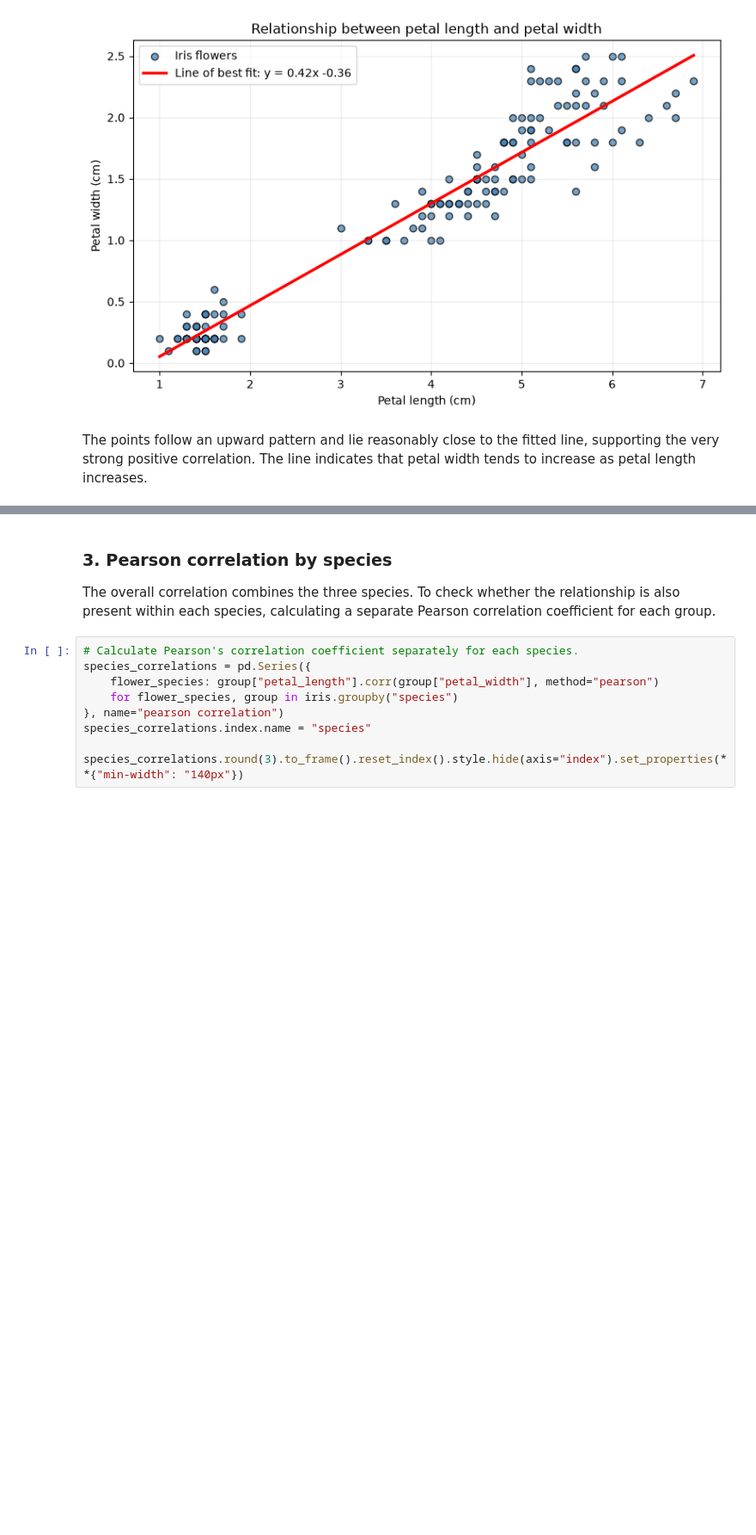
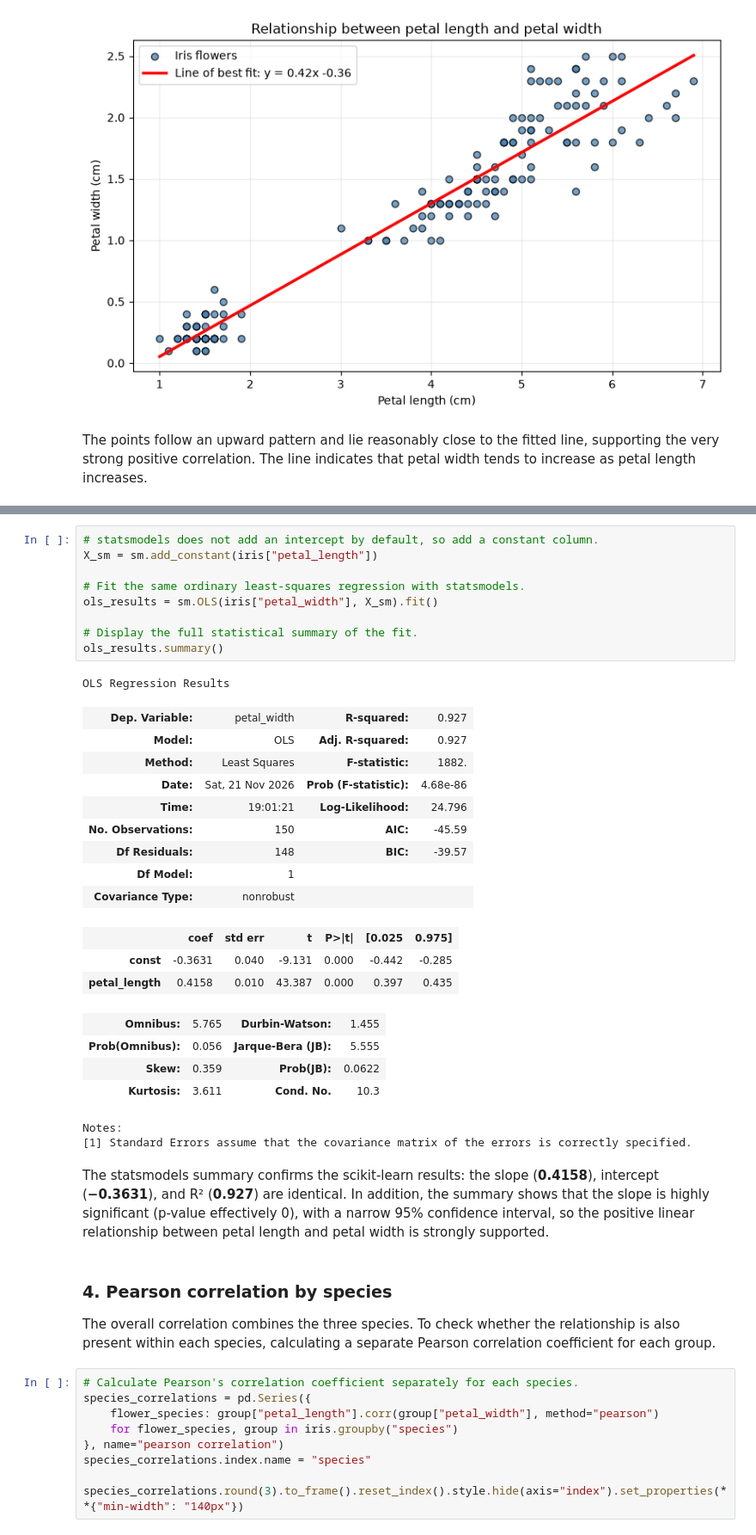
Before and after one commit to CGiardino/applied-statistics, a Jupyter notebook: problems.ipynb, the cells around one changed output, grey strips where cells are left out. Shown at 86% size. Drawn from its saved outputs; the diff is of its cells as text; blank space fills up the shorter version.

```diff
--- a/problems.ipynb
+++ b/problems.ipynb
@@ -245,5 +306,36 @@ The points follow an upward pattern and lie reasonably close to the fitted line,
+# %%
+# statsmodels does not add an intercept by default, so add a constant column.
+X_sm = sm.add_constant(iris["petal_length"])
+
+# Fit the same ordinary least-squares regression with statsmodels.
+ols_results = sm.OLS(iris["petal_width"], X_sm).fit()
+
+# Display the full statistical summary of the fit.
+ols_results.summary()
+# %% [output]
+OLS Regression Results
+| Dep. Variable: | petal_width | R-squared: | 0.927 |
+| Model: | OLS | Adj. R-squared: | 0.927 |
+| Method: | Least Squares | F-statistic: | 1882. |
+| Date: | Sat, 21 Nov 2026 | Prob (F-statistic): | 4.68e-86 |
+| Time: | 19:01:21 | Log-Likelihood: | 24.796 |
+| No. Observations: | 150 | AIC: | -45.59 |
+| Df Residuals: | 148 | BIC: | -39.57 |
+| Df Model: | 1 |  |  |
+| Covariance Type: | nonrobust |  |  |
+|  | coef | std err | t | P>|t| | [0.025 | 0.975] |
+| const | -0.3631 | 0.040 | -9.131 | 0.000 | -0.442 | -0.285 |
+| petal_length | 0.4158 | 0.010 | 43.387 | 0.000 | 0.397 | 0.435 |
+| Omnibus: | 5.765 | Durbin-Watson: | 1.455 |
+| Prob(Omnibus): | 0.056 | Jarque-Bera (JB): | 5.555 |
+| Skew: | 0.359 | Prob(JB): | 0.0622 |
+| Kurtosis: | 3.611 | Cond. No. | 10.3 |
+Notes:
+[1] Standard Errors assume that the covariance matrix of the errors is correctly specified.
+# %% [markdown]
+The statsmodels summary confirms the scikit-learn results: the slope (**0.4158**), intercept (**−0.3631**), and R² (**0.927**) are identical. In addition, the summary shows that the slope is highly significant (p-value effectively 0), with a narrow 95% confidence interval, so the positive linear relationship between petal length and petal width is strongly supported.
 # %% [markdown]
-### 3. Pearson correlation by species
+### 4. Pearson correlation by species
 
 The overall correlation combines the three species. To check whether the relationship is also present within each species, calculating a separate Pearson correlation coefficient for each group.
 # %%
```
Also changed, not shown: parts of 7 cells of this notebook, 1 other file.
